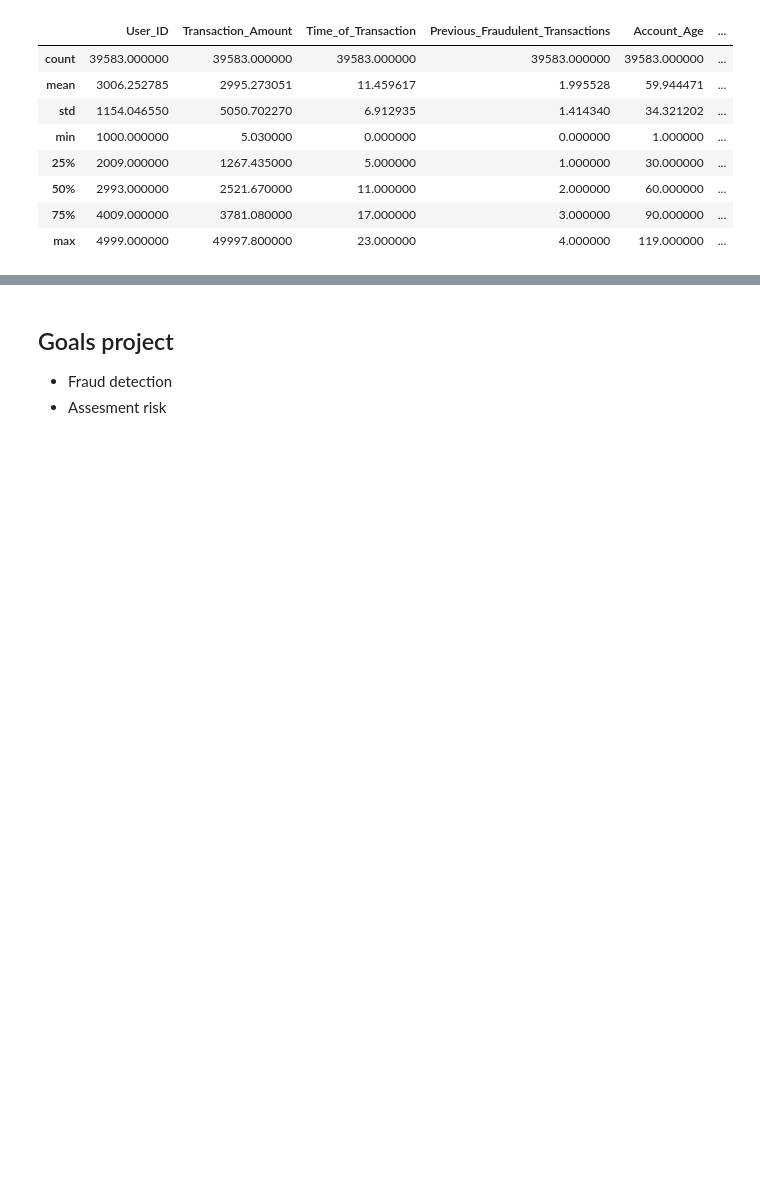
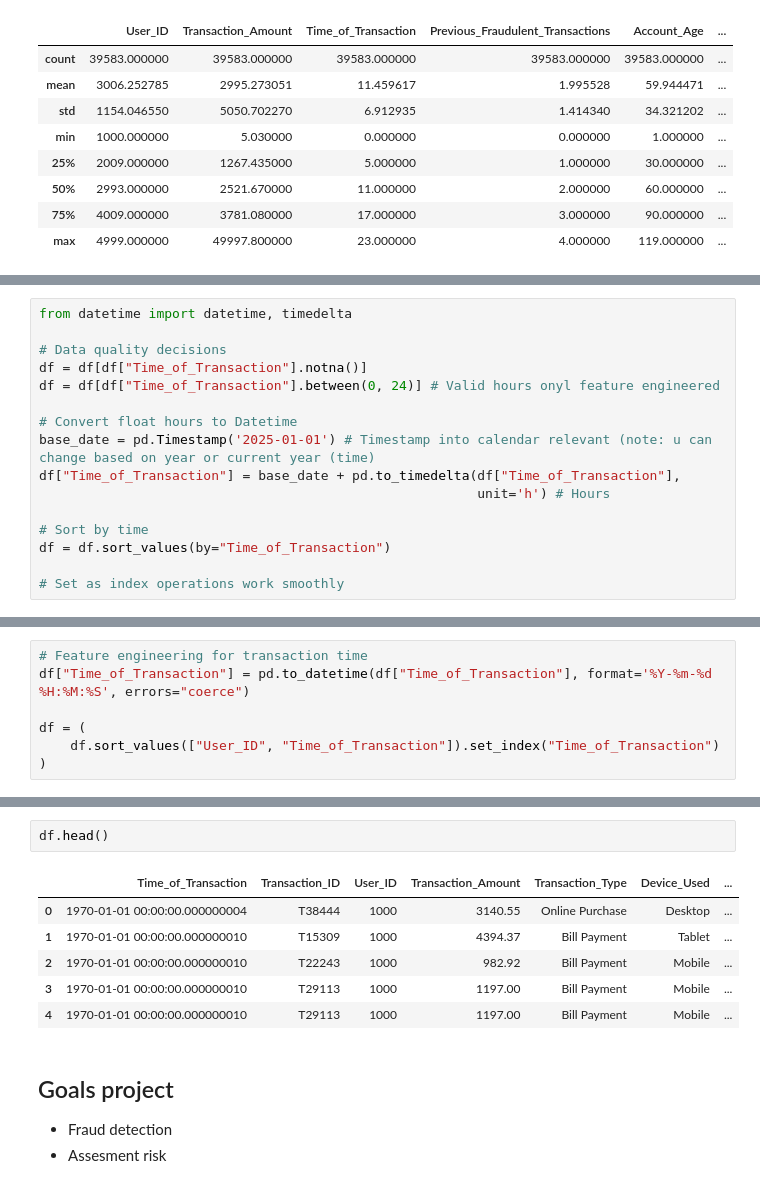
Before and after one commit to Mipjeiger/Fintech-ml-engineer-LLM-RAG-langchain-FAISS, a Jupyter notebook: notebooks/01_eda.ipynb, the cells around one changed output, grey strips where cells are left out. Drawn from its saved outputs; the diff is of its cells as text; blank space fills up the shorter version.

Commit message:
Feature engineering

```diff
--- a/notebooks/01_eda.ipynb
+++ b/notebooks/01_eda.ipynb
@@ -69,0 +95,16 @@ startup_df.head()
+# %%
+from datetime import datetime, timedelta
+
+# Data quality decisions
+df = df[df["Time_of_Transaction"].notna()]
+df = df[df["Time_of_Transaction"].between(0, 24)] # Valid hours onyl feature engineered
+
+# Convert float hours to Datetime
+base_date = pd.Timestamp('2025-01-01') # Timestamp into calendar relevant (note: u can change based on year or current year (time)
+df["Time_of_Transaction"] = base_date + pd.to_timedelta(df["Time_of_Transaction"],
+                                                        unit='h') # Hours
+
+# Sort by time
+df = df.sort_values(by="Time_of_Transaction")
+
+# Set as index operations work smoothly
@@ -69,0 +113,7 @@ startup_df.head()
+# %%
+# Feature engineering for transaction time
+df["Time_of_Transaction"] = pd.to_datetime(df["Time_of_Transaction"], format='%Y-%m-%d %H:%M:%S', errors="coerce")
+
+df = (
+    df.sort_values(["User_ID", "Time_of_Transaction"]).set_index("Time_of_Transaction")
+)
@@ -70,3 +135,12 @@ startup_df.head()
+# %%
+df.head()
+# %% [output]
+|  | Time_of_Transaction | Transaction_ID | User_ID | Transaction_Amount | Transaction_Type | Device_Used | ... |
+| 0 | 1970-01-01 00:00:00.000000004 | T38444 | 1000 | 3140.55 | Online Purchase | Desktop | ... |
+| 1 | 1970-01-01 00:00:00.000000010 | T15309 | 1000 | 4394.37 | Bill Payment | Tablet | ... |
+| 2 | 1970-01-01 00:00:00.000000010 | T22243 | 1000 | 982.92 | Bill Payment | Mobile | ... |
+| 3 | 1970-01-01 00:00:00.000000010 | T29113 | 1000 | 1197.00 | Bill Payment | Mobile | ... |
+| 4 | 1970-01-01 00:00:00.000000010 | T29113 | 1000 | 1197.00 | Bill Payment | Mobile | ... |
 # %% [markdown]
 ## Goals project
 
```
Also changed, not shown: parts of 20 cells of this notebook.
